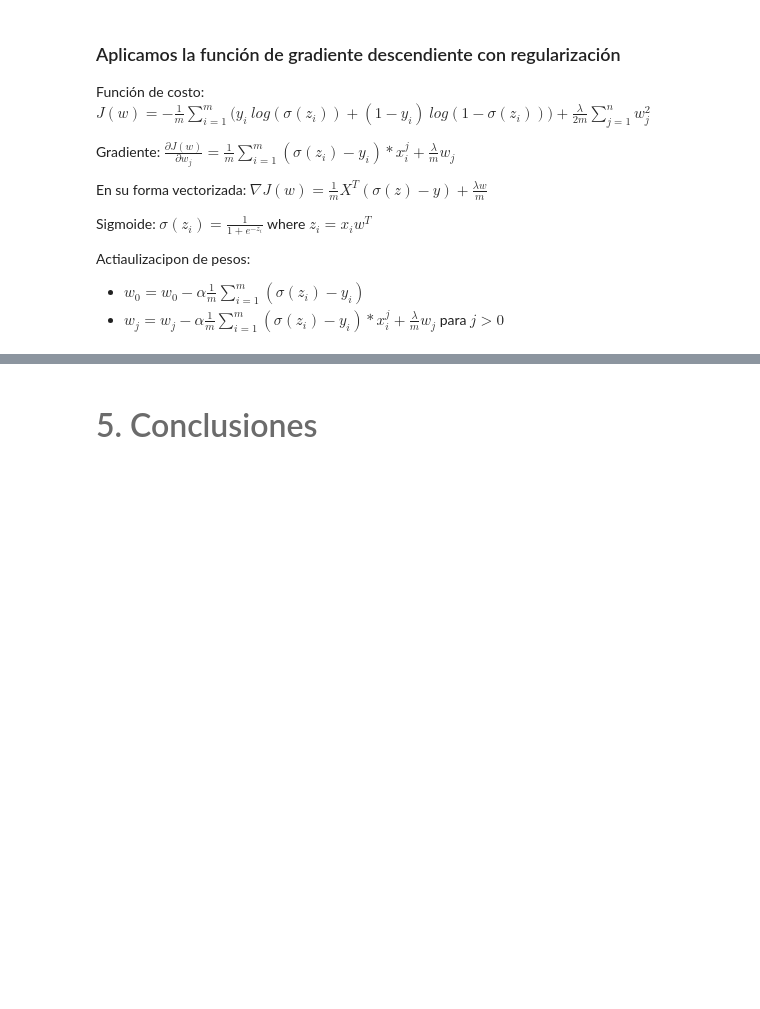
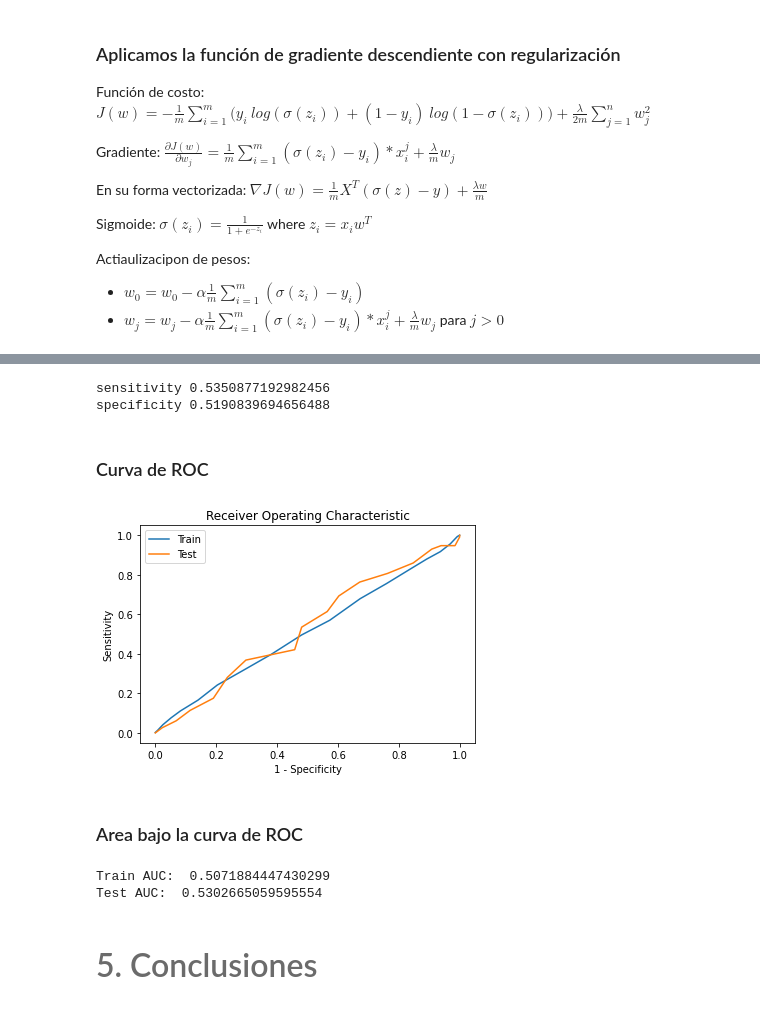
Before and after one commit to renattaGS/PAP-ML-ETICO, a Jupyter notebook: notebook.ipynb, the cells around one changed output, grey strips where cells are left out. Cells and saved outputs as stored; diff of their text form; code cells hidden in the pictures; blank space fills up the shorter version.

```diff
--- a/notebook.ipynb
+++ b/notebook.ipynb
@@ -295,5 +325,5 @@ plt.show()
 # %%
-p = functions.h(x_train, w)  # get probabilities
+p = functions.h(x_test, w)  # get probabilities
 y_hat = functions.predict(p, 0.5)
 print(y_test[:20].squeeze())
 print(y_hat[:20])
@@ -300,3 +346,34 @@ print(y_hat[:20])
+# %%
+V = functions.get_values(y_test.reshape(-1), y_hat)
+print('sensitivity', functions.sensitivity(V))
+print('specificity', functions.specificity(V))
+# %% [output]
+sensitivity 0.5350877192982456
+specificity 0.5190839694656488
+# %% [markdown]
+### Curva de ROC
+# %%
+Se, Sp = functions.ROC(y_train, functions.h(x_train, w))
+plt.plot(1 - Sp, Se, '-')
+
+Se, Sp = functions.ROC(y_test, functions.h(x_test, w))
+plt.plot(1 - Sp, Se, '-')
+
+plt.xlabel('1 - Specificity')
+plt.ylabel('Sensitivity')
+plt.legend(['Train', 'Test'])
+plt.title('Receiver Operating Characteristic')
+plt.show()
+# %% [output]
+[figure, added]
+# %% [markdown]
+### Area bajo la curva de ROC
+# %%
+print('Train AUC: ', metrics.roc_auc_score(y_train, functions.h(x_train, w)))
+print('Test AUC: ', metrics.roc_auc_score(y_test, functions.h(x_test, w)))
+# %% [output]
+Train AUC:  0.5071884447430299
+Test AUC:  0.5302665059595554
 # %% [markdown]
 # <font color= #6B6B6B> <font size = 6> 5. Conclusiones </font>
 # %% [markdown]
```
Also changed, not shown: parts of 13 cells of this notebook, 1 other file.
